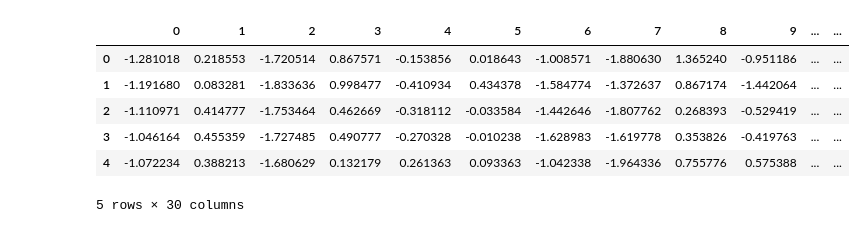
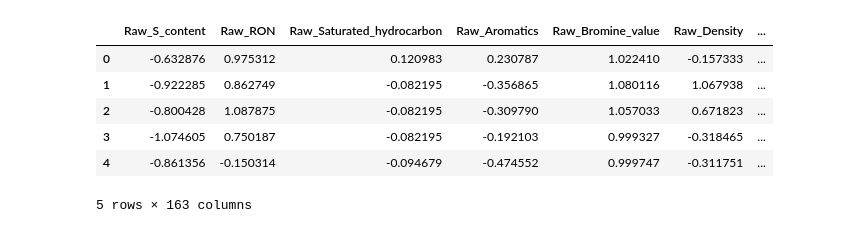
Before and after one commit to yuxincui7/2020GMCM, a Jupyter notebook: B/code/auto_test.ipynb, the cells around one changed output. Drawn from its saved outputs; the diff is of its cells as text; code cells hidden in the pictures.

```diff
--- a/B/code/auto_test.ipynb
+++ b/B/code/auto_test.ipynb
@@ -1,22 +1,23 @@
 # %%
 import numpy as np
 import pandas as pd
-
+from sklearn.metrics import r2_score
 from sklearn.model_selection import train_test_split
-table_path = "../data/data_num_325_reduce.xlsx"
+#table_path = "../data/data_num_325_reduce.xlsx"
+table_path = "../data/data_num_325_noPCA.xlsx"
 data = pd.read_excel(table_path,index_col = 0)
 
 y = data["Product_RON_loss"]
 X = data.drop("Product_RON_loss",1)
 X.head()
 # %% [output]
-|  | 0 | 1 | 2 | 3 | 4 | 5 | 6 | 7 | 8 | 9 | ... | ... |
-| 0 | -1.281018 | 0.218553 | -1.720514 | 0.867571 | -0.153856 | 0.018643 | -1.008571 | -1.880630 | 1.365240 | -0.951186 | ... | ... |
-| 1 | -1.191680 | 0.083281 | -1.833636 | 0.998477 | -0.410934 | 0.434378 | -1.584774 | -1.372637 | 0.867174 | -1.442064 | ... | ... |
-| 2 | -1.110971 | 0.414777 | -1.753464 | 0.462669 | -0.318112 | -0.033584 | -1.442646 | -1.807762 | 0.268393 | -0.529419 | ... | ... |
-| 3 | -1.046164 | 0.455359 | -1.727485 | 0.490777 | -0.270328 | -0.010238 | -1.628983 | -1.619778 | 0.353826 | -0.419763 | ... | ... |
-| 4 | -1.072234 | 0.388213 | -1.680629 | 0.132179 | 0.261363 | 0.093363 | -1.042338 | -1.964336 | 0.755776 | 0.575388 | ... | ... |
+|  | Raw_S_content | Raw_RON | Raw_Saturated_hydrocarbon | Raw_Aromatics | Raw_Bromine_value | Raw_Density | ... |
+| 0 | -0.632876 | 0.975312 | 0.120983 | 0.230787 | 1.022410 | -0.157333 | ... |
+| 1 | -0.922285 | 0.862749 | -0.082195 | -0.356865 | 1.080116 | 1.067938 | ... |
+| 2 | -0.800428 | 1.087875 | -0.082195 | -0.309790 | 1.057033 | 0.671823 | ... |
+| 3 | -1.074605 | 0.750187 | -0.082195 | -0.192103 | 0.999327 | -0.318465 | ... |
+| 4 | -0.861356 | -0.150314 | -0.094679 | -0.474552 | 0.999747 | -0.311751 | ... |
-5 rows × 30 columns
+5 rows × 163 columns
 # %%
 # Split data into separate training and test set
 from sklearn.model_selection import train_test_split
```
Also changed, not shown: parts of 3 cells of this notebook, 1 other file.
